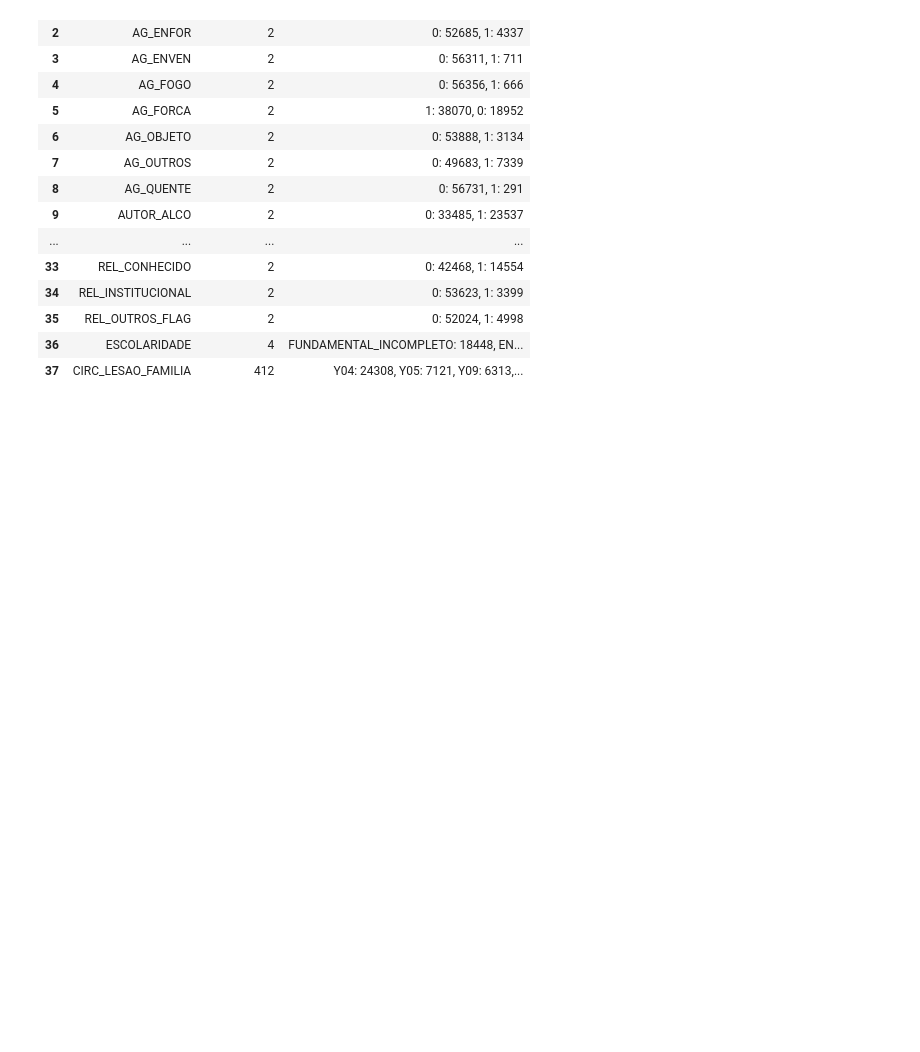
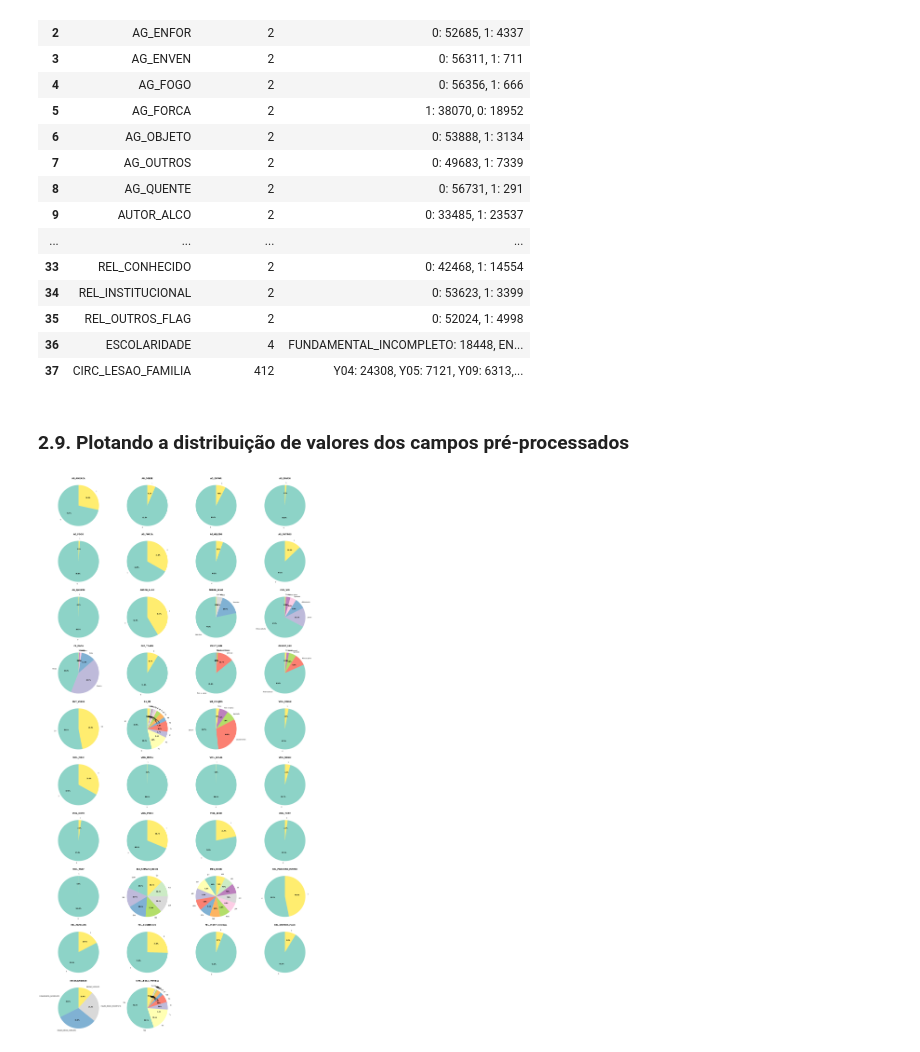
Before and after one commit to fiap-ssp-2025/tech-challenge-2, a Jupyter notebook: src/notebooks/02_data_preprocessing.ipynb, the cells around one changed output. Drawn from its saved outputs; the diff is of its cells as text; code cells hidden in the pictures; blank space fills up the shorter version.

Commit message:
ajustes de plot

```diff
--- a/src/notebooks/02_data_preprocessing.ipynb
+++ b/src/notebooks/02_data_preprocessing.ipynb
@@ -671,12 +686,14 @@ display(tb_df)
 | 35 | REL_OUTROS_FLAG | 2 | 0: 52024, 1: 4998 |
 | 36 | ESCOLARIDADE | 4 | FUNDAMENTAL_INCOMPLETO: 18448, EN... |
 | 37 | CIRC_LESAO_FAMILIA | 412 | Y04: 24308, Y05: 7121, Y09: 6313,... |
+# %% [markdown]
+### 2.9. Plotando a distribuição de valores dos campos pré-processados
 # %%
 import matplotlib.pyplot as plt
 import numpy as np
 
 # Configurar o grid de 5 colunas
-n_cols = 5
+n_cols = 4
 n_cols_total = len(df_preprocessed.columns)
 n_rows = int(np.ceil(n_cols_total / n_cols))
 
@@ -692,37 +709,39 @@ for idx, col in enumerate(df_preprocessed.columns):
     value_counts = df_preprocessed[col].value_counts(dropna=False)
 
     # Se houver muitas categorias, limitar aos top 10 e agrupar o resto
-    max_categories = 10
+    max_categories = 20
     if len(value_counts) > max_categories:
         top_values = value_counts.head(max_categories - 1)
         others_sum = value_counts.tail(len(value_counts) - (max_categories - 1)).sum()
         value_counts = pd.concat([top_values, pd.Series({'Outros': others_sum})])
 
     # Criar gráfico de pizza
     colors = plt.cm.Set3(np.linspace(0, 1, len(value_counts)))
     wedges, texts, autotexts = ax.pie(
         value_counts.values,
         labels=value_counts.index,
         autopct='%1.1f%%',
         startangle=90,
         colors=colors,
         textprops={'fontsize': 8}
     )
 
     # Ajustar tamanho da fonte dos labels
     for text in texts:
         text.set_fontsize(7)
     for autotext in autotexts:
         autotext.set_fontsize(7)
         autotext.set_color('black')
         autotext.set_weight('bold')
 
     # Título com nome da coluna
     ax.set_title(col, fontsize=10, fontweight='bold', pad=5)
 
 # Ocultar eixos extras se houver
 for idx in range(n_cols_total, len(axes)):
     axes[idx].axis('off')
 
 plt.tight_layout()
 plt.show()
+# %% [output]
+[figure, added]
```
Also changed, not shown: parts of 1 cell of this notebook, 2 other files.
